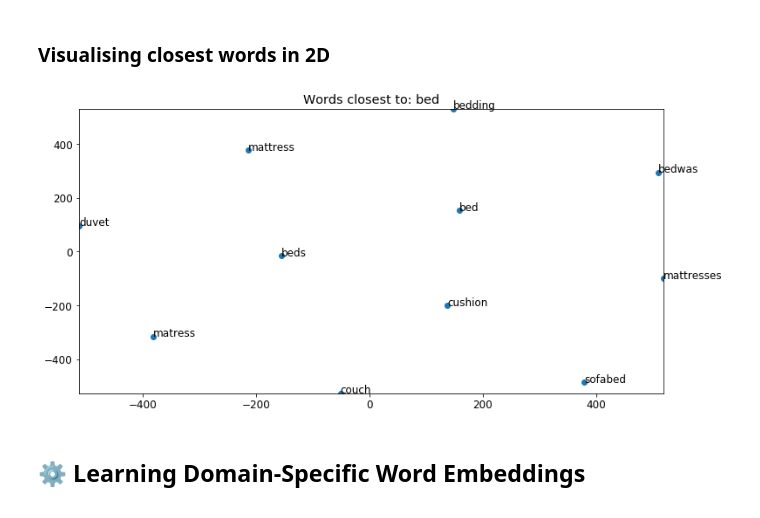
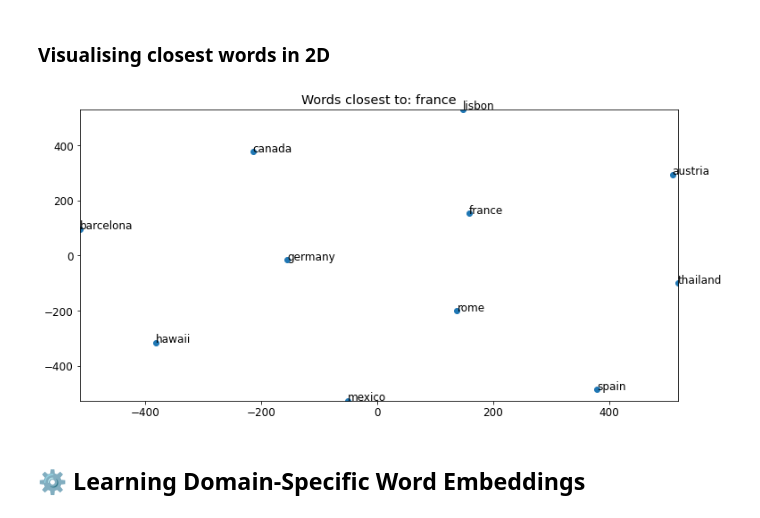
Before and after one commit to core-skills/12-text-processing, a Jupyter notebook: notebooks/12.2.2 - Learning Word Embeddings.ipynb, the cells around one changed output. Cells and saved outputs as stored; diff of their text form; code cells hidden in the pictures.

```diff
--- a/notebooks/12.2.2 - Learning Word Embeddings.ipynb
+++ b/notebooks/12.2.2 - Learning Word Embeddings.ipynb
@@ -130,0 +122,6 @@ model.save("../data/word2vec/word2vec_reviews.bin")
+# %%
+# Set-up model
+model = gensim.models.Word2Vec(sentences=documents, size=150, window=10, min_count=2, workers=10)
+# %%
+# Train model on hotel reviews corpus
+model.train(documents, total_examples=len(documents), epochs=10)
@@ -135,2 +134,0 @@ modelpath = Path('../data/word2vec/word2vec_reviews.bin').resolve()
-# %%
-model = gensim.models.Word2Vec.load(str(modelpath))
@@ -277,9 +274,9 @@ def display_closestwords_tsnescatterplot(model, word):
 # %% [markdown]
 ### Visualising closest words in 2D
 # %%
-display_closestwords_tsnescatterplot(model.wv, "bed")
+display_closestwords_tsnescatterplot(model.wv, "france")
 # %% [output]
-[figure, old version]
+[figure, new version]
 # %% [markdown]
 ## ⚙️ Learning Domain-Specific Word Embeddings <a name="domain-specific_word_vectors"></a>
 # %% [markdown]
```
Also changed, not shown: parts of 38 cells of this notebook, 4 other files.
